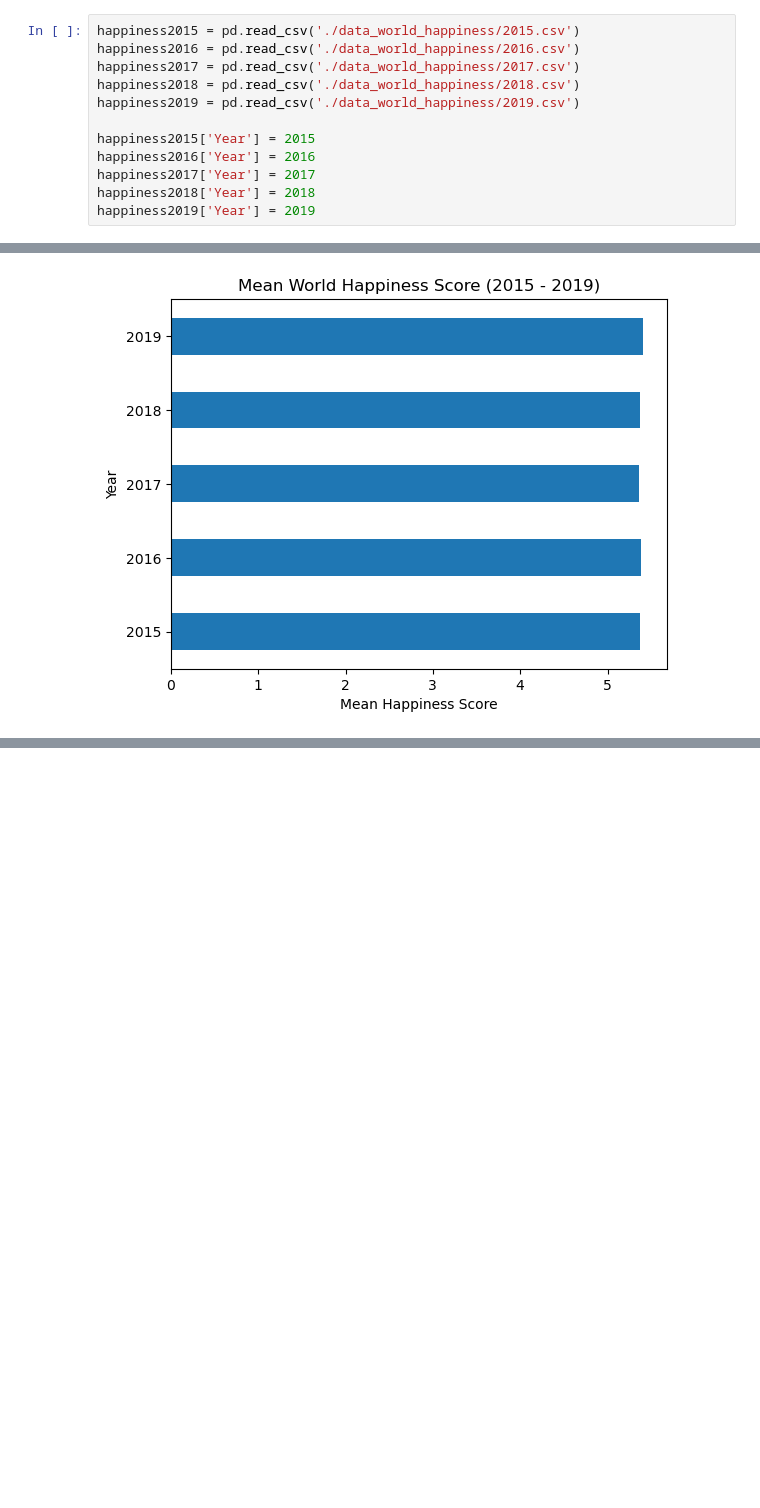
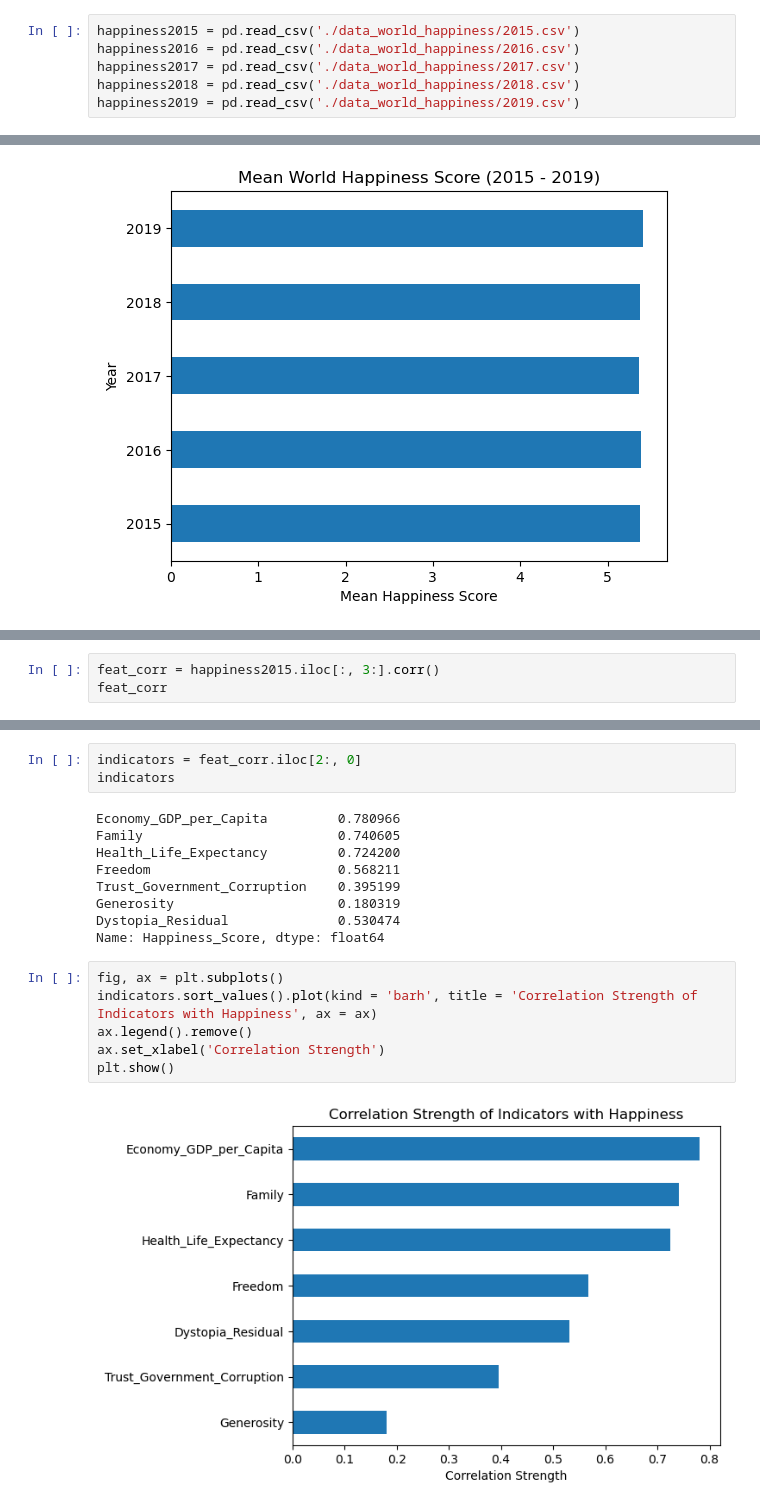
Before and after one commit to CyprianFusi/World-Happiness-Report-for-2015-2019, a Jupyter notebook: World_Happiness_Report_from_2015_to_2019.ipynb, the cells around one changed output, grey strips where cells are left out. Saved outputs shown, nothing was run; the diff lists cells and outputs as text; blank space fills up the shorter version.

```diff
--- a/World_Happiness_Report_from_2015_to_2019.ipynb
+++ b/World_Happiness_Report_from_2015_to_2019.ipynb
@@ -31,12 +31,6 @@ happiness2016 = pd.read_csv('./data_world_happiness/2016.csv')
 happiness2017 = pd.read_csv('./data_world_happiness/2017.csv')
 happiness2018 = pd.read_csv('./data_world_happiness/2018.csv')
 happiness2019 = pd.read_csv('./data_world_happiness/2019.csv')
-
-happiness2015['Year'] = 2015
-happiness2016['Year'] = 2016
-happiness2017['Year'] = 2017
-happiness2018['Year'] = 2018
-happiness2019['Year'] = 2019
 # %%
 happiness2015.head()
 # %% [output]
@@ -201,0 +203,3 @@ plt.show()
+# %%
+feat_corr = happiness2015.iloc[:, 3:].corr()
+feat_corr
@@ -201,0 +217,20 @@ plt.show()
+# %%
+indicators = feat_corr.iloc[2:, 0]
+indicators
+# %% [output]
+Economy_GDP_per_Capita         0.780966
+Family                         0.740605
+Health_Life_Expectancy         0.724200
+Freedom                        0.568211
+Trust_Government_Corruption    0.395199
+Generosity                     0.180319
+Dystopia_Residual              0.530474
+Name: Happiness_Score, dtype: float64
+# %%
+fig, ax = plt.subplots()
+indicators.sort_values().plot(kind = 'barh', title = 'Correlation Strength of Indicators with Happiness', ax = ax)
+ax.legend().remove()
+ax.set_xlabel('Correlation Strength')
+plt.show()
+# %% [output]
+[figure, added]
```
Also changed, not shown: parts of 8 cells of this notebook.
